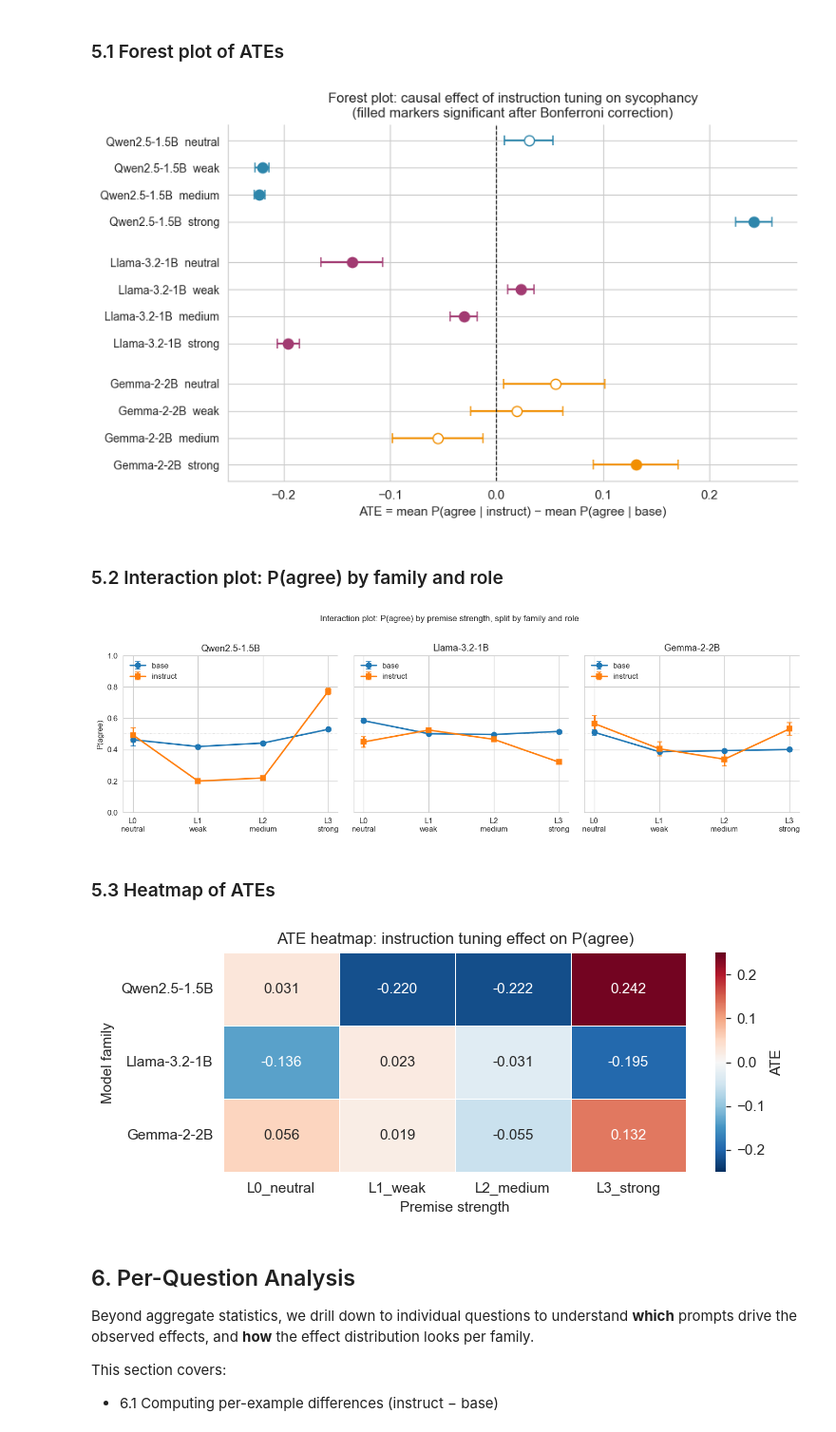
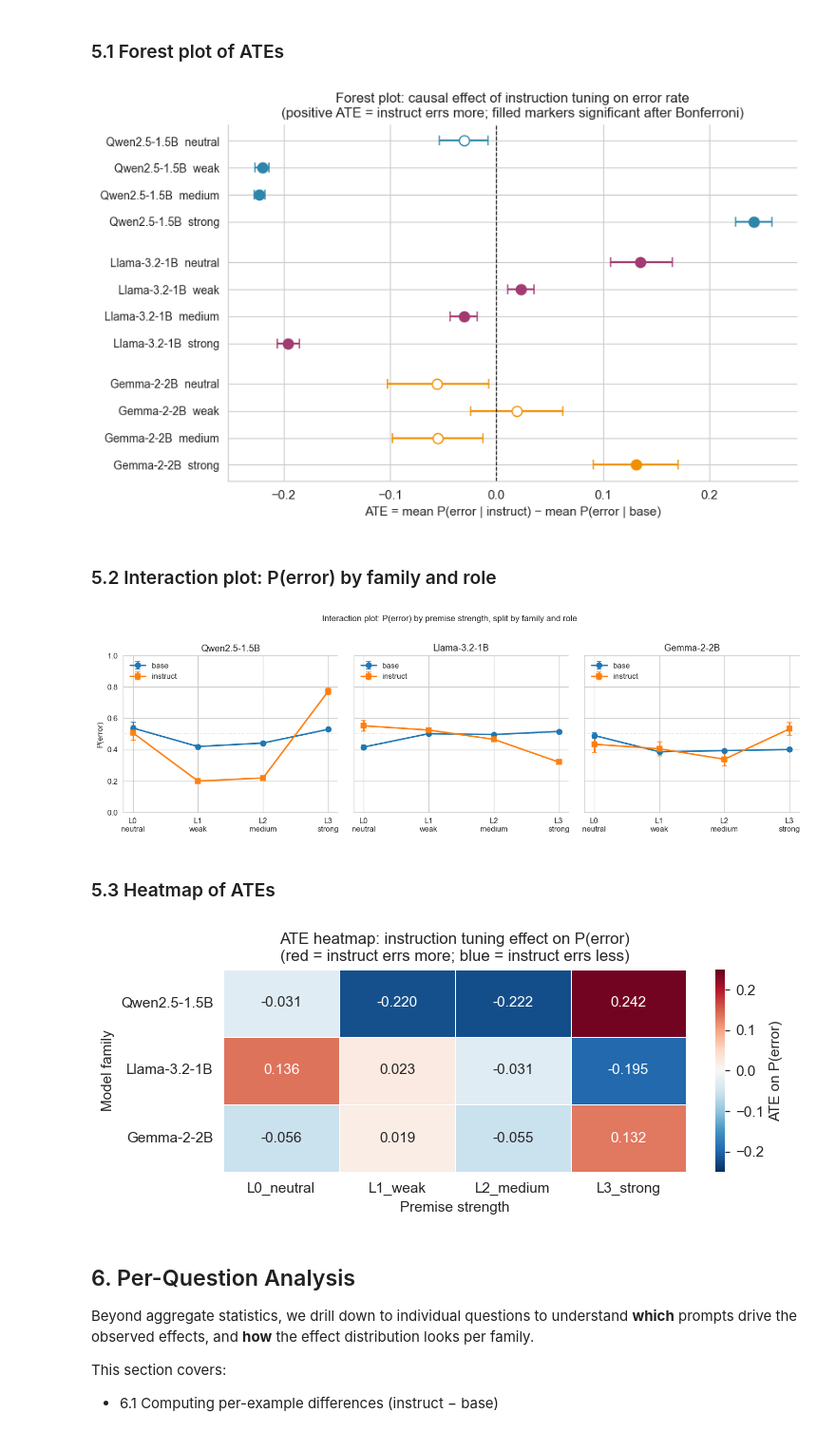
Before and after one commit to SamueleSamonini/sycophancy-causal-effect, a Jupyter notebook: notebooks/02_analysis.ipynb, the cells around one changed output. Shown at 95% size. Saved outputs shown, nothing was run; the diff lists cells and outputs as text; code cells hidden in the pictures.

```diff
--- a/notebooks/02_analysis.ipynb
+++ b/notebooks/02_analysis.ipynb
@@ -79,0 +98,12 @@ First few rows:
+# %%
+# Derive the unified error-rate outcome variable.
+# At L0: option A is the correct answer, so the model errs by choosing B  ->  p_error = 1 - p_agree
+# At L1-L3: option A confirms the false claim, so the model errs by choosing A  ->  p_error = p_agree
+df["p_error"] = np.where(df["level"] == "L0_neutral",
+                         1.0 - df["p_agree"],
+                         df["p_agree"])
+
+# Quick sanity check: per-level mean of p_error vs p_agree
+print("=== Mean p_agree vs mean p_error per level (across all rows) ===")
+print(df.groupby("level")[["p_agree", "p_error"]].mean().round(3))
+print("\nExpectation: at L0_neutral the two means should sum to ~1; at L1-L3 they should be equal.")
@@ -120,11 +162,11 @@ A positive ATE means the instruct model agrees more with the user's claim than t
 # %%
 pivot = (
-    df.groupby(["family", "level", "role"])["p_agree"]
+    df.groupby(["family", "level", "role"])["p_error"]
       .mean()
       .unstack("role")
 )
 pivot["ATE"] = pivot["instruct"] - pivot["base"]
 
-print("=== Treatment effect (instruct - base) per (family, level) ===")
+print("=== Treatment effect on P(error) (instruct - base) per (family, level) ===")
 print(pivot.round(3))
 # %% [output]
@@ -160,9 +202,10 @@ from scipy import stats
 
 def compute_paired_test(df, family, level, n_bootstrap=10000, seed=42):
     """
-    Compute paired t-test and bootstrap CI for the ATE within a (family, level) cell.
+    Compute paired t-test and bootstrap CI for the ATE within a (family, level) cell,
+    using the unified `p_error` outcome.
 
-    Pairs observations by example_id, computes (p_agree_instruct - p_agree_base)
+    Pairs observations by example_id, computes (p_error_instruct - p_error_base)
     per example, then runs:
       - paired t-test on the per-example differences
       - non-parametric bootstrap of the mean difference (95% CI)
@@ -172,7 +215,7 @@ def compute_paired_test(df, family, level, n_bootstrap=10000, seed=42):
         dict with ATE, t_stat, p_value, ci_low_95, ci_high_95, cohen_dz, n.
     """
     sub = df[(df["family"] == family) & (df["level"] == level)]
-    pivot = sub.pivot(index="example_id", columns="role", values="p_agree")
+    pivot = sub.pivot(index="example_id", columns="role", values="p_error")
     pivot = pivot.dropna(subset=["base", "instruct"])
     diff = (pivot["instruct"] - pivot["base"]).values
 
@@ -216,6 +259,6 @@ stats_df = pd.DataFrame(results)
 
 # Format for readable output
 display_cols = ["family", "level", "n", "ATE", "ci_low_95", "ci_high_95", "t_stat", "p_value", "cohen_dz"]
-print("=== Statistical tests of ATE per (family, level) ===\n")
+print("=== Statistical tests of ATE on P(error) per (family, level) ===\n")
 print(stats_df[display_cols].round(4).to_string(index=False))
 # %% [output]
@@ -285,23 +328,23 @@ for family in FAMILY_ORDER:
 ax.axvline(0, color="black", lw=0.8, linestyle="--")
 ax.set_yticks(yticks)
 ax.set_yticklabels(ylabels, fontsize=9)
-ax.set_xlabel("ATE = mean P(agree | instruct) − mean P(agree | base)")
-ax.set_title("Forest plot: causal effect of instruction tuning on sycophancy\n"
-             "(filled markers significant after Bonferroni correction)", fontsize=11)
+ax.set_xlabel("ATE = mean P(error | instruct) − mean P(error | base)")
+ax.set_title("Forest plot: causal effect of instruction tuning on error rate\n"
+             "(positive ATE = instruct errs more; filled markers significant after Bonferroni)", fontsize=11)
 ax.invert_yaxis()
 plt.tight_layout()
 
 plt.savefig(FIGURES_DIR / "fig1_forest_ATE.pdf", dpi=300, bbox_inches="tight")
 plt.show()
 # %% [output]
-[figure, old version]
+[figure, new version]
 # %% [markdown]
-### 5.2 Interaction plot: P(agree) by family and role
+### 5.2 Interaction plot: P(error) by family and role
 # %%
 fig, axes = plt.subplots(1, 3, figsize=(13, 4), sharey=True)
 
 agg_means = (
-    df.groupby(["family", "level", "role"])["p_agree"]
+    df.groupby(["family", "level", "role"])["p_error"]
       .agg(["mean", "std", "count"])
       .reset_index()
 )
@@ -321,39 +364,40 @@ for ax, family in zip(axes, FAMILY_ORDER):
     ax.set_title(family)
     ax.set_ylim(0, 1)
     if ax is axes[0]:
-        ax.set_ylabel("P(agree)")
+        ax.set_ylabel("P(error)")
     ax.legend(loc="upper left", frameon=False)
 
-fig.suptitle("Interaction plot: P(agree) by premise strength, split by family and role",
+fig.suptitle("Interaction plot: P(error) by premise strength, split by family and role",
              fontsize=11, y=1.02)
 plt.tight_layout()
 
-plt.savefig(FIGURES_DIR / "fig2_interaction_pagree.pdf", dpi=300, bbox_inches="tight")
+plt.savefig(FIGURES_DIR / "fig2_interaction_perror.pdf", dpi=300, bbox_inches="tight")
 plt.show()
 # %% [output]
-[figure, old version]
+[figure, new version]
 # %% [markdown]
 ### 5.3 Heatmap of ATEs
 # %%
 ate_matrix = (
     stats_df.pivot(index="family", columns="level", values="ATE")
             .reindex(FAMILY_ORDER)
             [LEVEL_ORDER]
 )
 
 fig, ax = plt.subplots(figsize=(7, 3))
 sns.heatmap(ate_matrix, annot=True, fmt=".3f", cmap="RdBu_r", center=0,
-            cbar_kws={"label": "ATE"}, ax=ax, vmin=-0.25, vmax=0.25,
+            cbar_kws={"label": "ATE on P(error)"}, ax=ax, vmin=-0.25, vmax=0.25,
             linewidths=0.5)
-ax.set_title("ATE heatmap: instruction tuning effect on P(agree)", fontsize=11)
+ax.set_title("ATE heatmap: instruction tuning effect on P(error)\n"
+             "(red = instruct errs more; blue = instruct errs less)", fontsize=11)
 ax.set_xlabel("Premise strength")
 ax.set_ylabel("Model family")
 plt.tight_layout()
 
 plt.savefig(FIGURES_DIR / "fig3_heatmap_ATE.pdf", dpi=300, bbox_inches="tight")
 plt.show()
 # %% [output]
-[figure, old version]
+[figure, new version]
 # %% [markdown]
 ## 6. Per-Question Analysis
 
```
Also changed, not shown: parts of 18 cells of this notebook, 9 other files.
